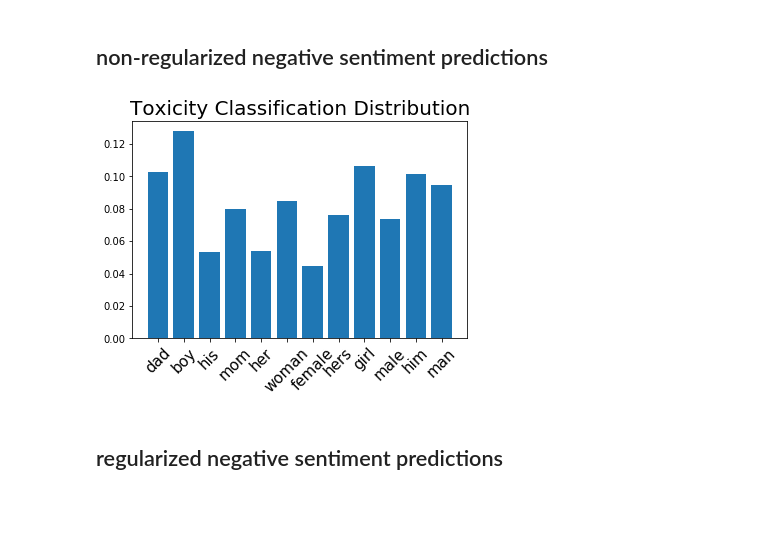
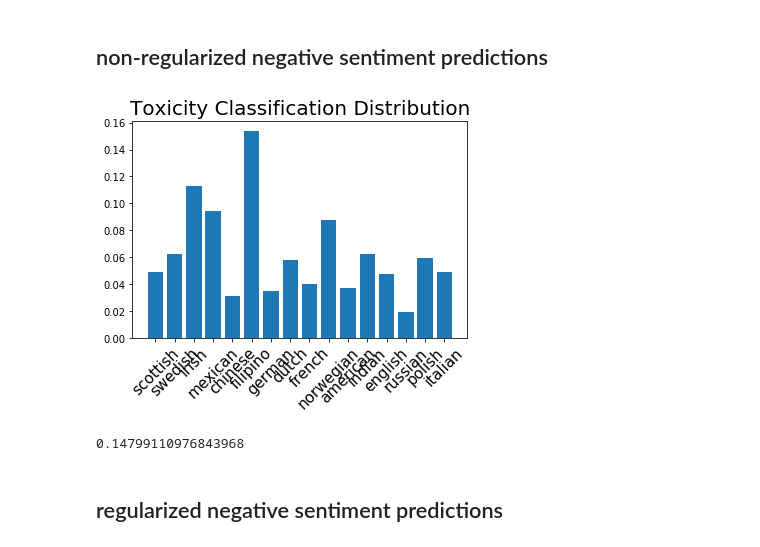
Before and after one commit to ChristopherSweeney/AIFairness, a Jupyter notebook: python_notebooks/Mitigating_Bias_in_Text_Classification.ipynb, the cells around one changed output. Drawn from its saved outputs; the diff is of its cells as text; code cells hidden in the pictures; blank space fills up the shorter version.

```diff
--- a/python_notebooks/Mitigating_Bias_in_Text_Classification.ipynb
+++ b/python_notebooks/Mitigating_Bias_in_Text_Classification.ipynb
@@ -103,6 +114,7 @@ embeddings = gensim.models.KeyedVectors.load_word2vec_format(word2vec_output_fil
 # %%
 #kaggle toxicity
-#df = pd.read_csv("data/kaggle_toxicity/train.csv")
+df = pd.read_csv("../data/toxicity/wiki_train.csv")
+df_test = pd.read_csv("../data/toxicity/wiki_test.csv")
 
 #word sentiment
 pos_words = load_lexicon("../data/opinion_lexicon/positive-words.txt")
@@ -164,13 +182,23 @@ train_vectors, test_vectors, train_targets, test_targets, train_labels, test_lab
 # %% [markdown]
 ## Create fair regression terms
 # %%
-N = np.zeros((len(nationalities),300))
+N = np.zeros((len(nationalities),100))
 for i,j in enumerate(nationalities):
     N[i,:] = embeddings[j.lower()]
-R = np.zeros((len(religions),300))
+R = np.zeros((len(religions),100))
 for i,j in enumerate(religions):
     R[i,:] = embeddings[j.lower()]
-G = np.zeros((len(gender),300))
+G = np.zeros((len(gender),100))
 for i,j in enumerate(gender):
     G[i,:] = embeddings[j.lower()]
 regularizers = [N,R,G]
+# %%
+N = None
+R = None
+G = None
+with tf.Session() as session:
+    session.run([tf.global_variables_initializer(), tf.tables_initializer()])
+    N = session.run(embed(map(lambda j: "i am "+j.lower(),nationalities)))
+    R = session.run(embed(map(lambda j: "i am "+j.lower(),religions)))
+    G = session.run(embed(map(lambda j: "i am "+j.lower(),gender)))
+regularizers = [N,R,G]
@@ -177,9 +209,9 @@ regularizers = [N,R,G]
 # %% [markdown]
 ## train LR
 # %%
-lr = LogisticRegression(val=(test_vectors,test_targets),X_tils = regularizers,reg_coeff=[0,0,0],lamb=0.01,num_iter=2000)
+lr = LogisticRegression(val=(test_vectors,test_targets),X_tils = regularizers,reg_coeff=[0,0,0],lamb=0.01,num_iter=5000,lr=.1)
 (RNSB,loss,validation_scores) = lr.fit(train_vectors,train_targets)
 print "----------------------------------------------"
-lr_debias = LogisticRegression(val=(test_vectors,test_targets),X_tils = regularizers,reg_coeff=[.1,.1,.1],lamb=0.01,num_iter=2000)
+lr_debias = LogisticRegression(val=(test_vectors,test_targets),X_tils = regularizers,reg_coeff=[.2,.4,.4],lamb=0.01,num_iter=5000,lr=.1)
 (RNSB_debias,loss_debias,validation_scores_debias) = lr_debias.fit(train_vectors,train_targets)
 # %% [output]
@@ -210,16 +242,22 @@ lr_debias.validation_fairness(),lr.validation_fairness()
 # %% [markdown]
 ## non-regularized negative sentiment predictions
 # %%
-identity_toxicity = dict(identity_toxicity_table(gender,embeddings,lr))
+identity_toxicity = dict(identity_toxicity_table(nationalities,embeddings,lr))
 identity_toxicity = zip(*identity_toxicity.items())
 %matplotlib inline
 plt.figure()
 plt.title("Toxicity Classification Distribution",fontsize=20)
 index = np.arange(len(identity_toxicity[0]))
 plt.bar(index,identity_toxicity[1]/np.sum(identity_toxicity[1]))
 plt.xticks(index, identity_toxicity[0], fontsize=15, rotation=45)
 plt.show()
 # %% [output]
-[figure, old version]
+[figure, new version]
+# %%
+T = np.sum(np.array(identity_toxicity[1]))
+D = np.array(identity_toxicity[1])/T
+np.sum(D*np.log(D/(1./len(D))))
+# %% [output]
+0.14799110976843968
 # %% [markdown]
 ## regularized negative sentiment predictions
```
Also changed, not shown: parts of 35 cells of this notebook, 3 other files.
